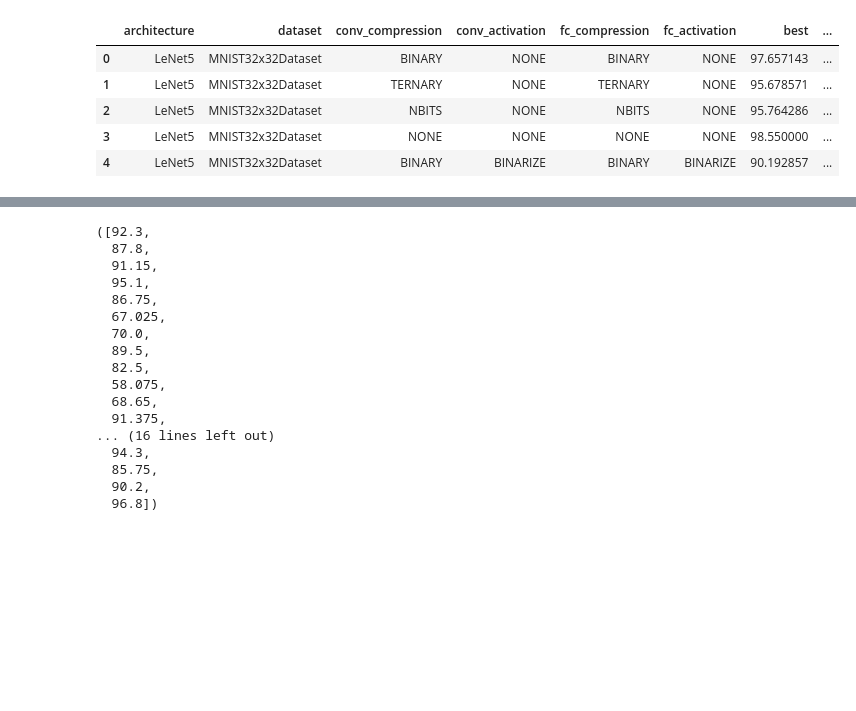
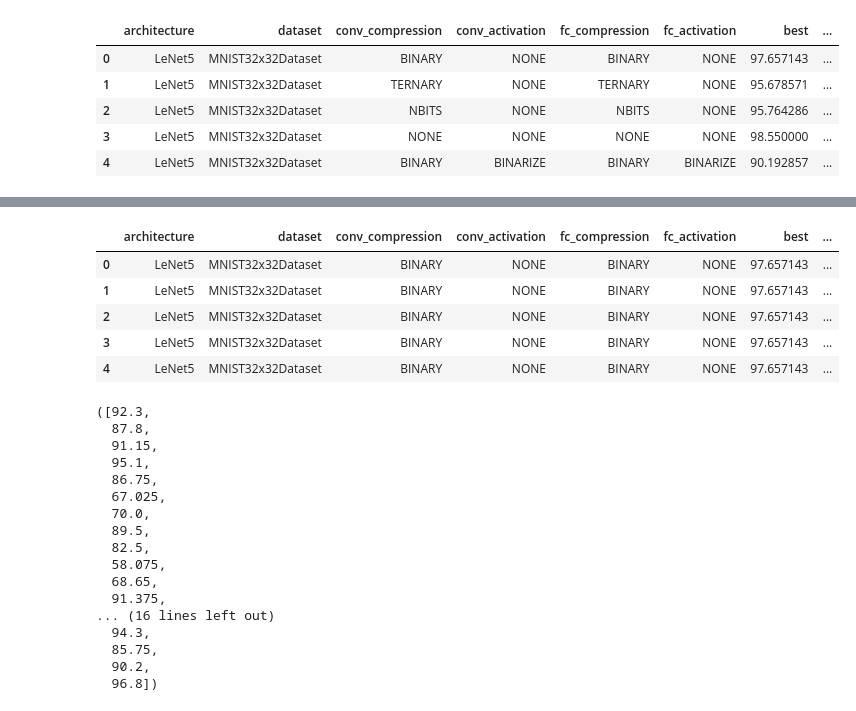
Before and after one commit to DiceNameIsMy/neural-networks-compression, a Jupyter notebook: src/notebooks/experiment1.ipynb, the cells around one changed output, grey strips where cells are left out. Cells and saved outputs as stored; diff of their text form; code cells hidden in the pictures; blank space fills up the shorter version.

```diff
--- a/src/notebooks/experiment1.ipynb
+++ b/src/notebooks/experiment1.ipynb
@@ -263,0 +184,23 @@ fig.show()
+# %%
+import ast
+
+def with_individual_accuracies(df: pd.DataFrame) -> pd.DataFrame:
+    """
+    Expand the 'accuracies' column into individual rows.
+    """
+    df_expanded = df.copy()
+    df_expanded["accuracies"] = df_expanded["accuracies"].apply(ast.literal_eval)
+    df_long = df_expanded.explode("accuracies").reset_index(drop=True)
+    df_long["acc"] = df_long["accuracies"].astype(float)
+    return df_long.drop(columns=["accuracies"])
+
+df_long = with_individual_accuracies(df)
+
+df_long.head()
+# %% [output]
+|  | architecture | dataset | conv_compression | conv_activation | fc_compression | fc_activation | best | ... |
+| 0 | LeNet5 | MNIST32x32Dataset | BINARY | NONE | BINARY | NONE | 97.657143 | ... |
+| 1 | LeNet5 | MNIST32x32Dataset | BINARY | NONE | BINARY | NONE | 97.657143 | ... |
+| 2 | LeNet5 | MNIST32x32Dataset | BINARY | NONE | BINARY | NONE | 97.657143 | ... |
+| 3 | LeNet5 | MNIST32x32Dataset | BINARY | NONE | BINARY | NONE | 97.657143 | ... |
+| 4 | LeNet5 | MNIST32x32Dataset | BINARY | NONE | BINARY | NONE | 97.657143 | ... |
```
Also changed, not shown: parts of 7 cells of this notebook, 6 other files.
